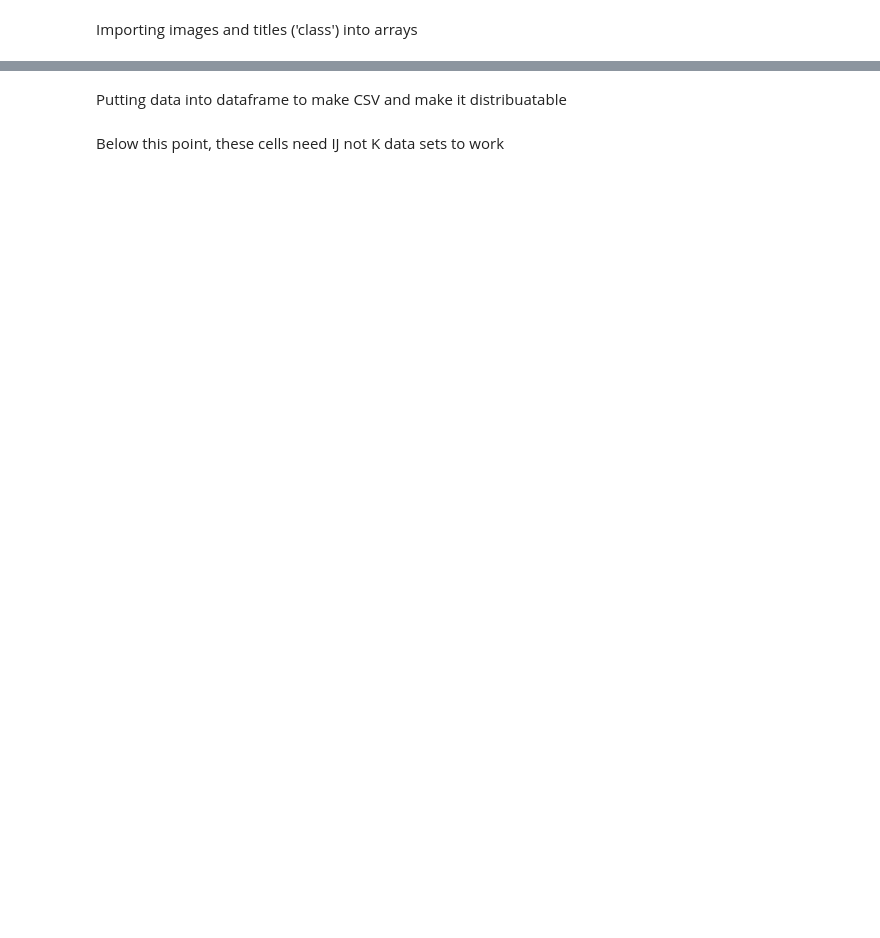
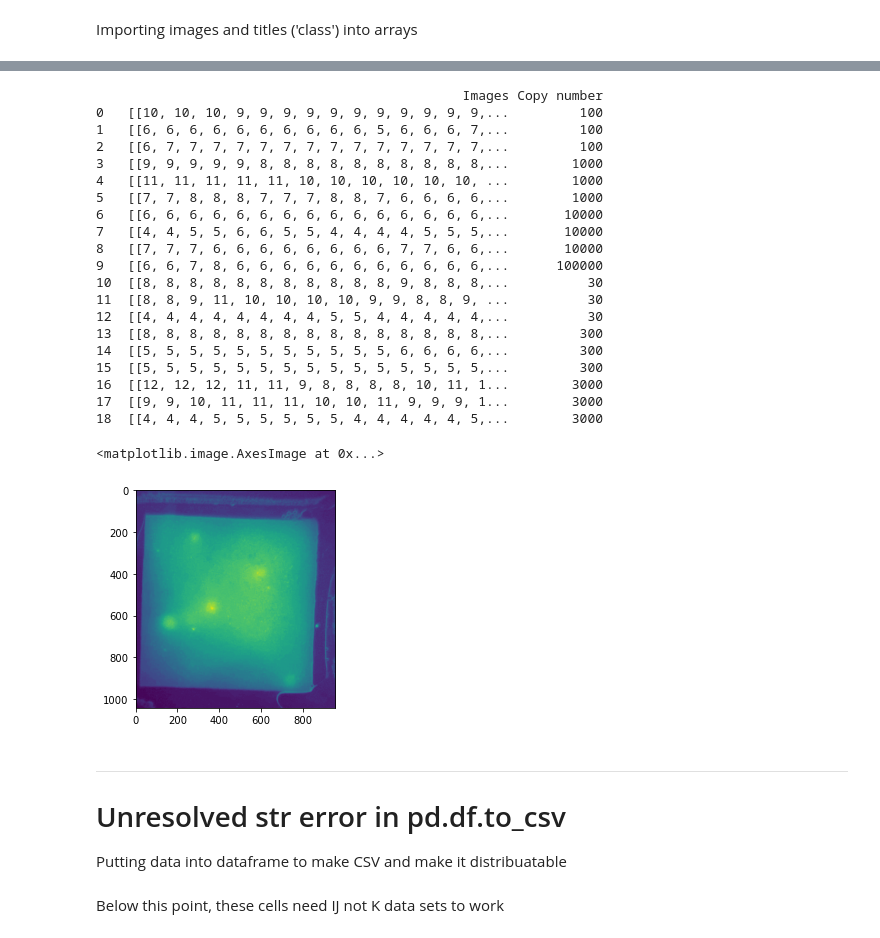
Before and after one commit to thisorrthat/QIAML, a Jupyter notebook: Images_Dataframe.ipynb, the cells around one changed output, grey strips where cells are left out. Drawn from its saved outputs; the diff is of its cells as text; code cells hidden in the pictures; blank space fills up the shorter version.

```diff
--- a/Images_Dataframe.ipynb
+++ b/Images_Dataframe.ipynb
@@ -36,2 +63,33 @@ img_data_array[0]
+# %%
+df3 = pd.DataFrame(np.load('QIAML_All_Data.npy',allow_pickle=True), columns = ['Images', 'Copy number'])
+print (df3) #displaying dataset in dataframe that is easier to read
+plt.imshow(df3.iloc[0,0])
+# %% [output]
+                                               Images Copy number
+0   [[10, 10, 10, 9, 9, 9, 9, 9, 9, 9, 9, 9, 9, 9,...         100
+1   [[6, 6, 6, 6, 6, 6, 6, 6, 6, 6, 5, 6, 6, 6, 7,...         100
+2   [[6, 7, 7, 7, 7, 7, 7, 7, 7, 7, 7, 7, 7, 7, 7,...         100
+3   [[9, 9, 9, 9, 9, 8, 8, 8, 8, 8, 8, 8, 8, 8, 8,...        1000
+4   [[11, 11, 11, 11, 11, 10, 10, 10, 10, 10, 10, ...        1000
+5   [[7, 7, 8, 8, 8, 7, 7, 7, 8, 8, 7, 6, 6, 6, 6,...        1000
+6   [[6, 6, 6, 6, 6, 6, 6, 6, 6, 6, 6, 6, 6, 6, 6,...       10000
+7   [[4, 4, 5, 5, 6, 6, 5, 5, 4, 4, 4, 4, 5, 5, 5,...       10000
+8   [[7, 7, 7, 6, 6, 6, 6, 6, 6, 6, 6, 7, 7, 6, 6,...       10000
+9   [[6, 6, 7, 8, 6, 6, 6, 6, 6, 6, 6, 6, 6, 6, 6,...      100000
+10  [[8, 8, 8, 8, 8, 8, 8, 8, 8, 8, 8, 9, 8, 8, 8,...          30
+11  [[8, 8, 9, 11, 10, 10, 10, 10, 9, 9, 8, 8, 9, ...          30
+12  [[4, 4, 4, 4, 4, 4, 4, 4, 5, 5, 4, 4, 4, 4, 4,...          30
+13  [[8, 8, 8, 8, 8, 8, 8, 8, 8, 8, 8, 8, 8, 8, 8,...         300
+14  [[5, 5, 5, 5, 5, 5, 5, 5, 5, 5, 5, 6, 6, 6, 6,...         300
+15  [[5, 5, 5, 5, 5, 5, 5, 5, 5, 5, 5, 5, 5, 5, 5,...         300
+16  [[12, 12, 12, 11, 11, 9, 8, 8, 8, 8, 10, 11, 1...        3000
+17  [[9, 9, 10, 11, 11, 11, 10, 10, 11, 9, 9, 9, 1...        3000
+18  [[4, 4, 4, 5, 5, 5, 5, 5, 5, 4, 4, 4, 4, 4, 5,...        3000
+<matplotlib.image.AxesImage at 0x...>
+[figure, added]
 # %% [markdown]
+___
+# Unresolved str error in pd.df.to_csv
+
+
 Putting data into dataframe to make CSV and make it distribuatable
```
Also changed, not shown: parts of 13 cells of this notebook.
